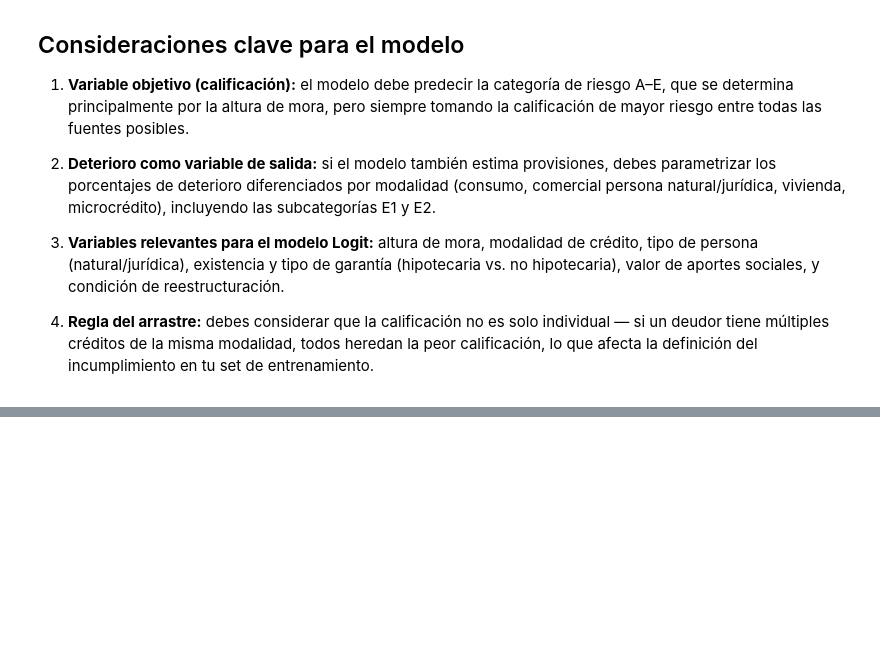
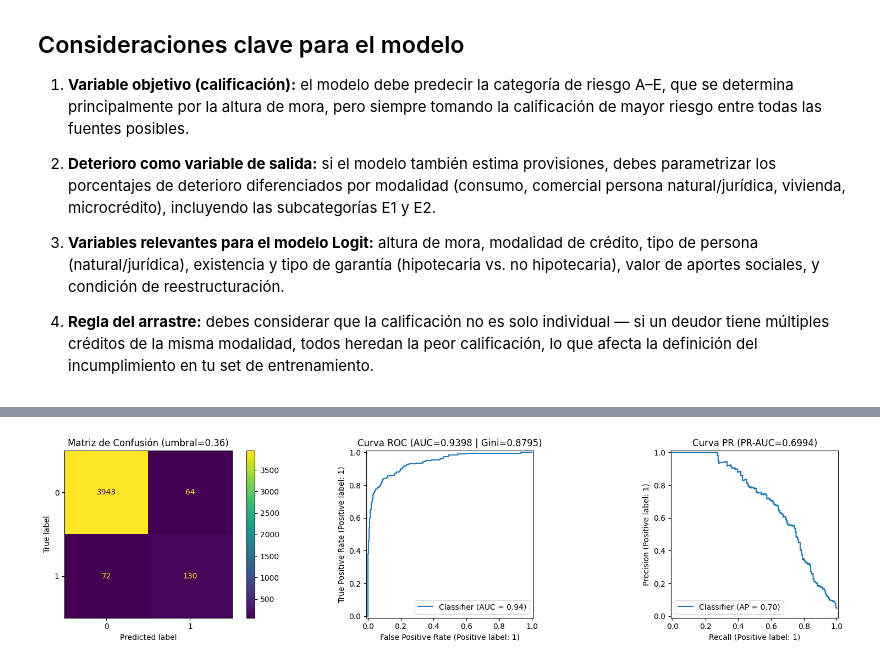
Before and after one commit to gadielfelipe/sources_of_0015, a Jupyter notebook: CART/Model.ipynb, the cells around one changed output, grey strips where cells are left out. Cells and saved outputs as stored; diff of their text form; code cells hidden in the pictures; blank space fills up the shorter version.

```diff
--- a/CART/Model.ipynb
+++ b/CART/Model.ipynb
@@ -297,0 +1080,95 @@ array([nan, 'A', 'B', 'E', 'AA', 'C', 'K', 'D', 'BB', 'CC',
+# %%
+# ── PREPARACIÓN ──────────────────────────────────────────────────────────────
+X = df_model.copy()
+y = df['empeoro']
+
+# Alinear índices — elimina filas donde y es NaN
+mask = y.notna()
+X, y = X.loc[mask], y.loc[mask]
+y = y.astype(int)
+
+# ── 1. SPLIT ─────────────────────────────────────────────────────────────────
+X_train, X_test, y_train, y_test = train_test_split(
+    X, y, test_size=0.1, random_state=42, stratify=y
+)
+
+# ── 2. IMPUTACIÓN ────────────────────────────────────────────────────────────
+X_train = X_train.replace([np.inf, -np.inf], np.nan)
+X_test  = X_test.replace([np.inf, -np.inf], np.nan)
+median_train = X_train.median(numeric_only=True)
+X_train = X_train.fillna(median_train).fillna(0)
+X_test  = X_test.fillna(median_train).fillna(0)
+
+assert X_train.isna().sum().sum() == 0
+assert X_test.isna().sum().sum()  == 0
+
+# ── 3. VALIDACIÓN PARA EARLY STOPPING ────────────────────────────────────────
+X_tr, X_val, y_tr, y_val = train_test_split(
+    X_train, y_train, test_size=0.1, random_state=42, stratify=y_train
+)
+
+# ── 4. SMOTE ─────────────────────────────────────────────────────────────────
+smote = SMOTE(sampling_strategy=0.08, random_state=42, k_neighbors=5)
+X_tr_res, y_tr_res = smote.fit_resample(X_tr, y_tr)
+
+print("Distribución tras SMOTE:")
+print(pd.Series(y_tr_res).value_counts(normalize=True).round(3))
+
+# ── 5. MODELO ────────────────────────────────────────────────────────────────
+model = XGBClassifier(
+    n_estimators=500,
+    max_depth=4,
+    learning_rate=0.03,
+    subsample=0.8,
+    colsample_bytree=0.7,
+    min_child_weight=10,
+    gamma=1,
+    reg_alpha=0.1,
+    reg_lambda=1.5,
+    eval_metric='aucpr',
+    early_stopping_rounds=40,
+    n_jobs=-1,
+    random_state=42
+)
+
+model.fit(X_tr_res, y_tr_res, eval_set=[(X_val, y_val)], verbose=50)
+print(f"\nMejor iteración: {model.best_iteration}")
+
+# ── 6. EVALUACIÓN ────────────────────────────────────────────────────────────
+y_prob = model.predict_proba(X_test)[:, 1]
+
+thresholds = np.arange(0.1, 0.9, 0.01)
+f1s = [f1_score(y_test, (y_prob >= t).astype(int), zero_division=0) for t in thresholds]
+best_thresh = thresholds[np.argmax(f1s)]
+y_pred = (y_prob >= best_thresh).astype(int)
+
+auc   = roc_auc_score(y_test, y_prob)
+prauc = average_precision_score(y_test, y_prob)
+
+print(f"\nUmbral óptimo (F1): {best_thresh:.2f}")
+print(classification_report(y_test, y_pred))
+print(f"ROC-AUC : {auc:.4f}")
+print(f"Gini    : {2*auc - 1:.4f}")
+print(f"PR-AUC  : {prauc:.4f}")
+
+# ── 7. GRÁFICAS ──────────────────────────────────────────────────────────────
+fig, axes = plt.subplots(1, 3, figsize=(17, 4))
+ConfusionMatrixDisplay.from_predictions(y_test, y_pred, ax=axes[0])
+axes[0].set_title(f'Matriz de Confusión (umbral={best_thresh:.2f})')
+RocCurveDisplay.from_predictions(y_test, y_prob, ax=axes[1])
+axes[1].set_title(f'Curva ROC (AUC={auc:.4f} | Gini={2*auc-1:.4f})')
+PrecisionRecallDisplay.from_predictions(y_test, y_prob, ax=axes[2])
+axes[2].set_title(f'Curva PR (PR-AUC={prauc:.4f})')
+plt.tight_layout()
+plt.show()
+
+# ── 8. FEATURE IMPORTANCE (por ganancia) ─────────────────────────────────────
+feat_imp = pd.Series(
+    model.get_booster().get_score(importance_type='gain'),
+    name='gain'
+).sort_values(ascending=True).tail(20)
+
+feat_imp.plot(kind='barh', figsize=(8, 6), title='Top 20 features (gain)')
+plt.tight_layout()
+plt.show()
+# %% [output]
@@ -297,0 +1192 @@ array([nan, 'A', 'B', 'E', 'AA', 'C', 'K', 'D', 'BB', 'CC',
+[figure, added]
```
Also changed, not shown: parts of 54 cells of this notebook, 3 other files.
